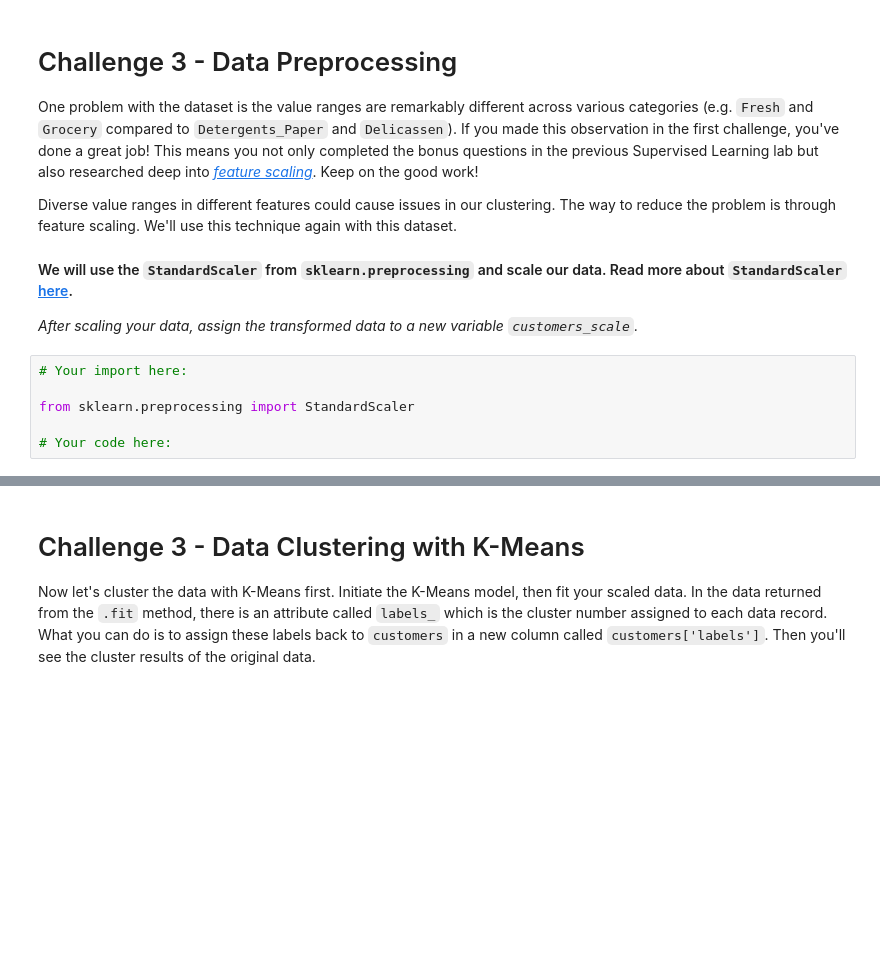
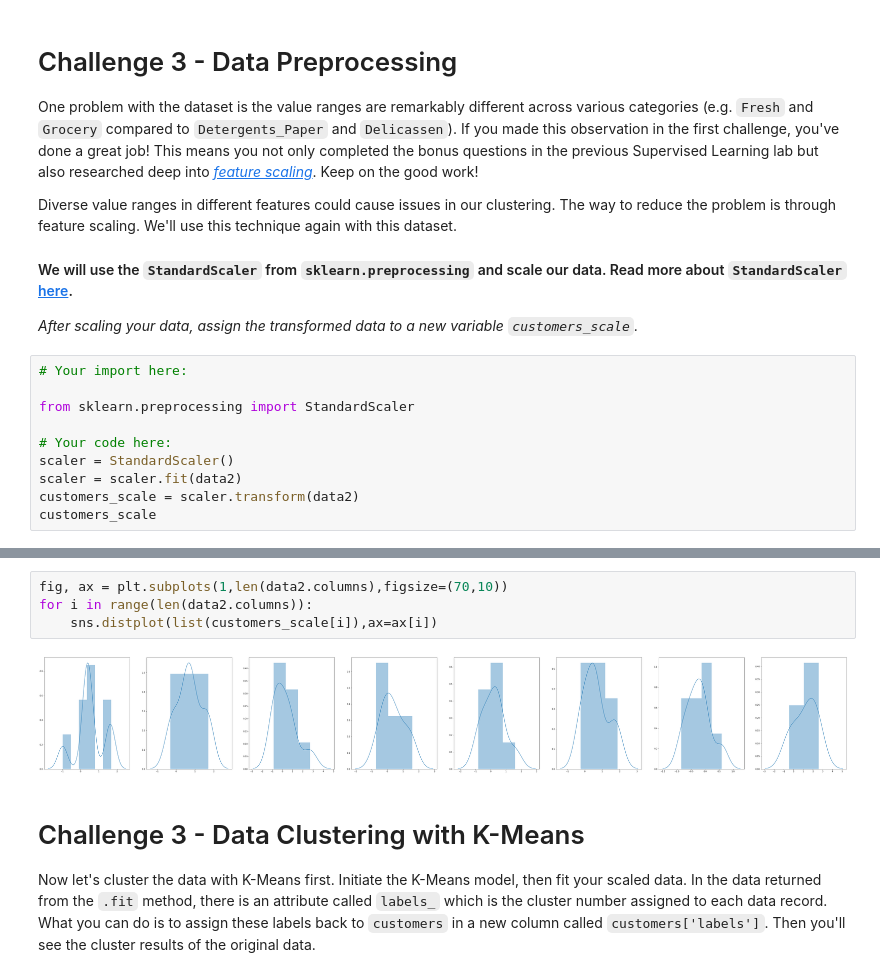
Before and after one commit to Skye-FY/daft0120slab, a Jupyter notebook: module-3/Unsupervised-Learning/your-code/main.ipynb, the cells around one changed output, grey strips where cells are left out. Saved outputs shown, nothing was run; the diff lists cells and outputs as text; blank space fills up the shorter version.

```diff
--- a/module-3/Unsupervised-Learning/your-code/main.ipynb
+++ b/module-3/Unsupervised-Learning/your-code/main.ipynb
@@ -318,3 +318,7 @@ Diverse value ranges in different features could cause issues in our clustering.
 from sklearn.preprocessing import StandardScaler
 
 # Your code here:
+scaler = StandardScaler()
+scaler = scaler.fit(data2)
+customers_scale = scaler.transform(data2)
+customers_scale
@@ -321,3 +339,9 @@ from sklearn.preprocessing import StandardScaler
+# %%
+fig, ax = plt.subplots(1,len(data2.columns),figsize=(70,10))
+for i in range(len(data2.columns)):
+    sns.distplot(list(customers_scale[i]),ax=ax[i])
+# %% [output]
+[figure, added]
 # %% [markdown]
 # Challenge 3 - Data Clustering with K-Means
 
```
Also changed, not shown: parts of 4 cells of this notebook.
